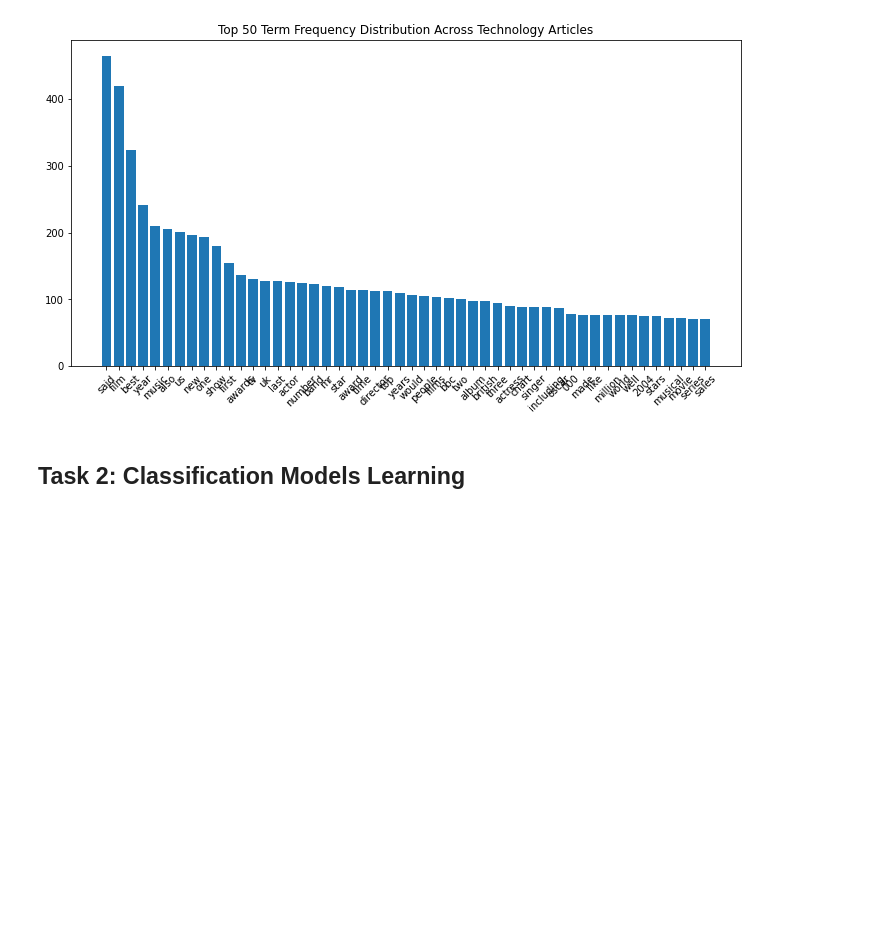
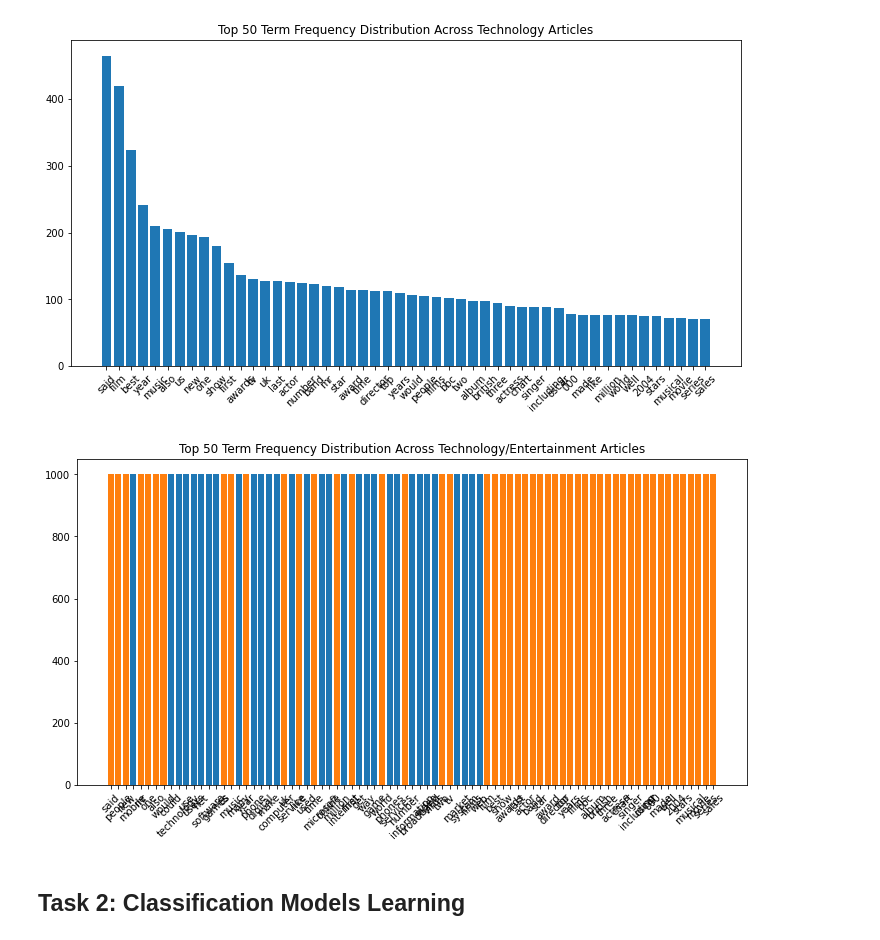
Before and after one commit to waldosingleton/Assignment_3, a Jupyter notebook: Group_1.ipynb, the cells around one changed output. Saved outputs shown, nothing was run; the diff lists cells and outputs as text; code cells hidden in the pictures; blank space fills up the shorter version.

```diff
--- a/Group_1.ipynb
+++ b/Group_1.ipynb
@@ -253,6 +253,27 @@ plt.title('Top 50 Term Frequency Distribution Across Technology Articles')
 plt.show()
 # %% [output]
 [figure]
+# %%
+#X_axis = np.arrange(len(tech_top_50)+len(entertainment_top_50))
+
+plt.figure(figsize=(12, 6))
+
+x_tech = tech_top_50['Terms']
+x_ent = entertainment_top_50['Terms']
+
+y_tech = tech_top_50['Total']
+y_ent = entertainment_top_50['Total']
+
+
+
+plt.bar(x_tech, height=1000, label = 'Technology')
+plt.bar(x_ent, height=1000, label = 'Entertainment')
+
+plt.xticks(rotation = 45)
+plt.title('Top 50 Term Frequency Distribution Across Technology/Entertainment Articles')
+plt.show()
+# %% [output]
+[figure, added]
 # %% [markdown]
 ## Task 2: Classification Models Learning
 # %% [markdown]
```
Also changed, not shown: 1 other file.
